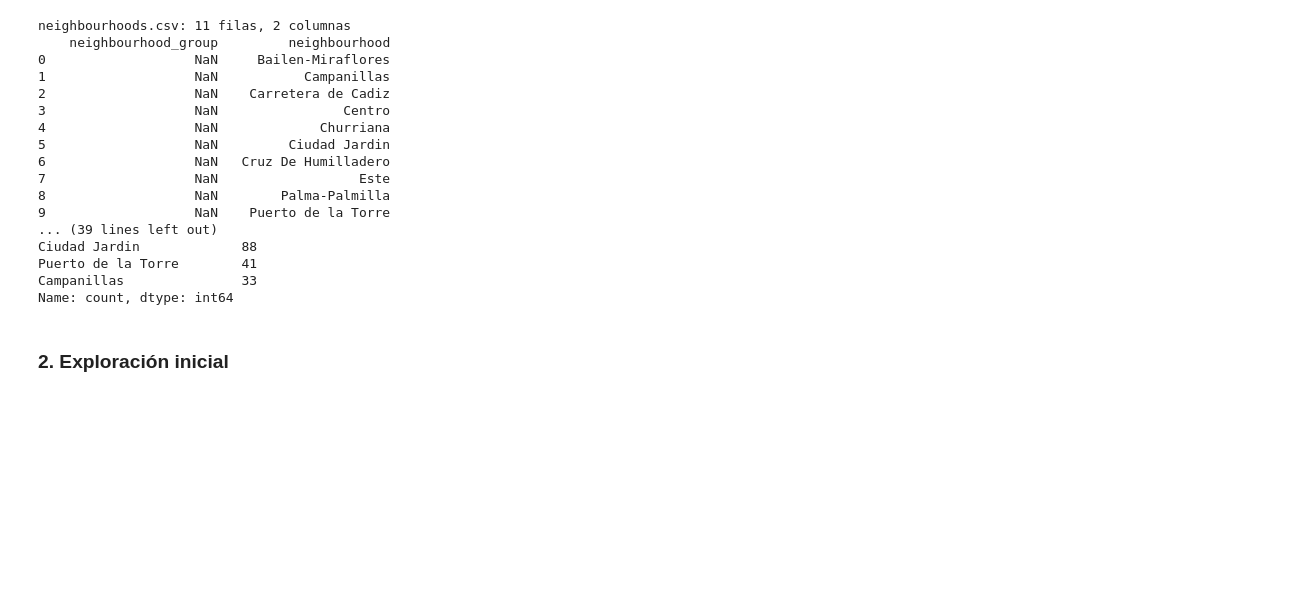
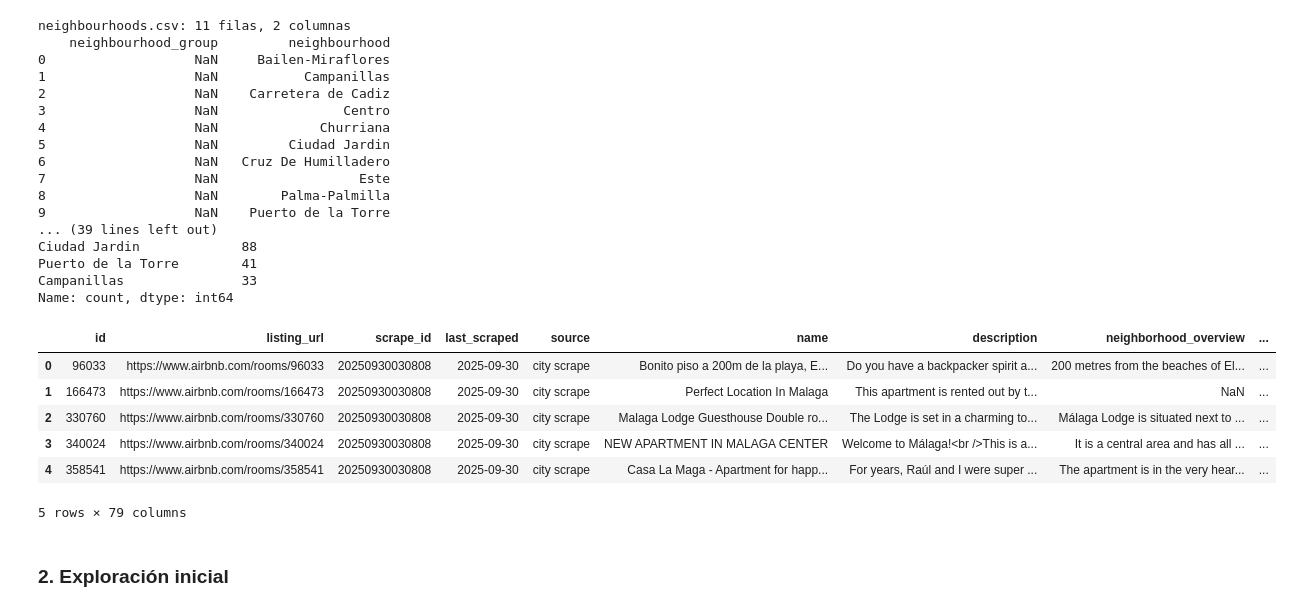
Before and after one commit to cborges19/proy_SSDD_II, a Jupyter notebook: notebooks/dag_neighbourhoods.ipynb, the cells around one changed output. Cells and saved outputs as stored; diff of their text form; code cells hidden in the pictures; blank space fills up the shorter version.

```diff
--- a/notebooks/dag_neighbourhoods.ipynb
+++ b/notebooks/dag_neighbourhoods.ipynb
@@ -29,11 +29,10 @@ print(gdf[["neighbourhood", "neighbourhood_group", "geometry"]].head(12))
 print()
 
 # Carga de listings (para cruzar barrios)
-columnas_dag = ["id", "neighbourhood", "price", "availability_365", "number_of_reviews", "room_type"]
-df_listings = pd.read_csv(PATH_LISTINGS, usecols=columnas_dag)
+df_listings = pd.read_csv(PATH_LISTINGS)
 
 print(f"listings.csv: {df_listings.shape[0]} filas cargadas.")
-print(df_listings["neighbourhood"].value_counts())
+print(df_listings["neighbourhood_cleansed"].value_counts())
 print()
 # %% [output]
 neighbourhoods.csv: 11 filas, 2 columnas
@@ -53,6 +52,16 @@ Ciudad Jardin             88
 Puerto de la Torre        41
 Campanillas               33
 Name: count, dtype: int64
+# %%
+df_listings.head()
+# %% [output]
+|  | id | listing_url | scrape_id | last_scraped | source | name | description | neighborhood_overview | ... |
+| 0 | 96033 | https://www.airbnb.com/rooms/96033 | 20250930030808 | 2025-09-30 | city scrape | Bonito piso a 200m de la playa, E... | Do you have a backpacker spirit a... | 200 metres from the beaches of El... | ... |
+| 1 | 166473 | https://www.airbnb.com/rooms/166473 | 20250930030808 | 2025-09-30 | city scrape | Perfect Location In Malaga | This apartment is rented out by t... | NaN | ... |
+| 2 | 330760 | https://www.airbnb.com/rooms/330760 | 20250930030808 | 2025-09-30 | city scrape | Malaga Lodge Guesthouse Double ro... | The Lodge is set in a charming to... | Málaga Lodge is situated next to ... | ... |
+| 3 | 340024 | https://www.airbnb.com/rooms/340024 | 20250930030808 | 2025-09-30 | city scrape | NEW APARTMENT IN MALAGA CENTER | Welcome to Málaga!<br />This is a... | It is a central area and has all ... | ... |
+| 4 | 358541 | https://www.airbnb.com/rooms/358541 | 20250930030808 | 2025-09-30 | city scrape | Casa La Maga - Apartment for happ... | For years, Raúl and I were super ... | The apartment is in the very hear... | ... |
+5 rows × 79 columns
 # %% [markdown]
 ### 2. Exploración inicial
 # %%
```
Also changed, not shown: parts of 6 cells of this notebook.
